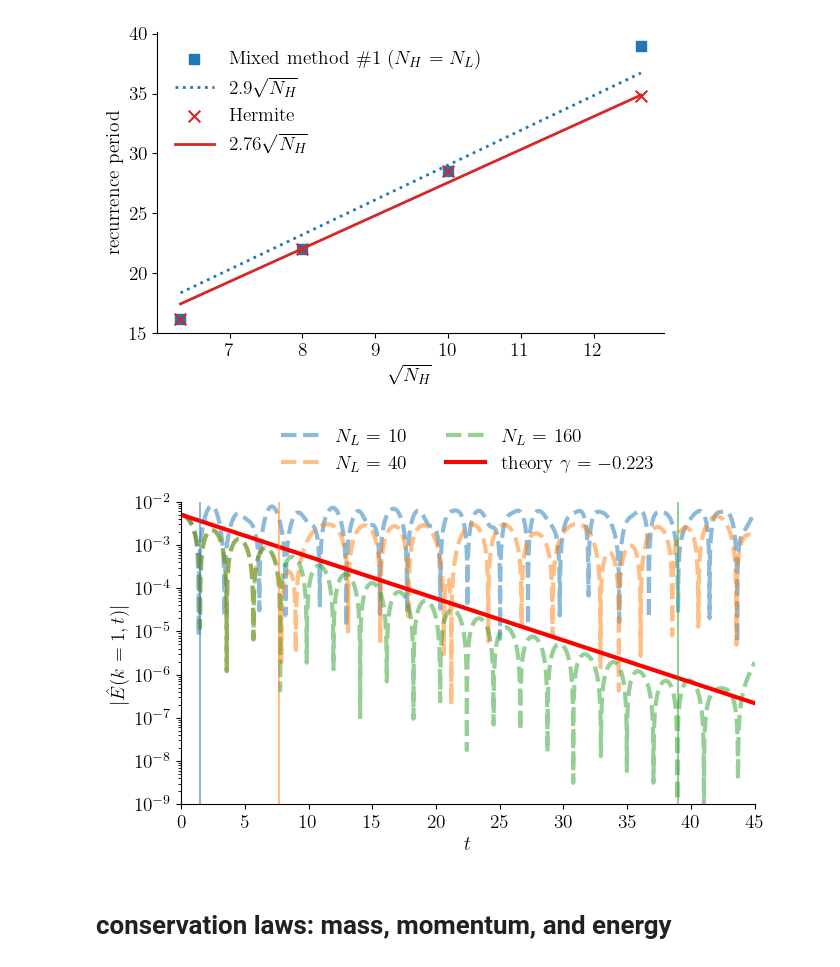
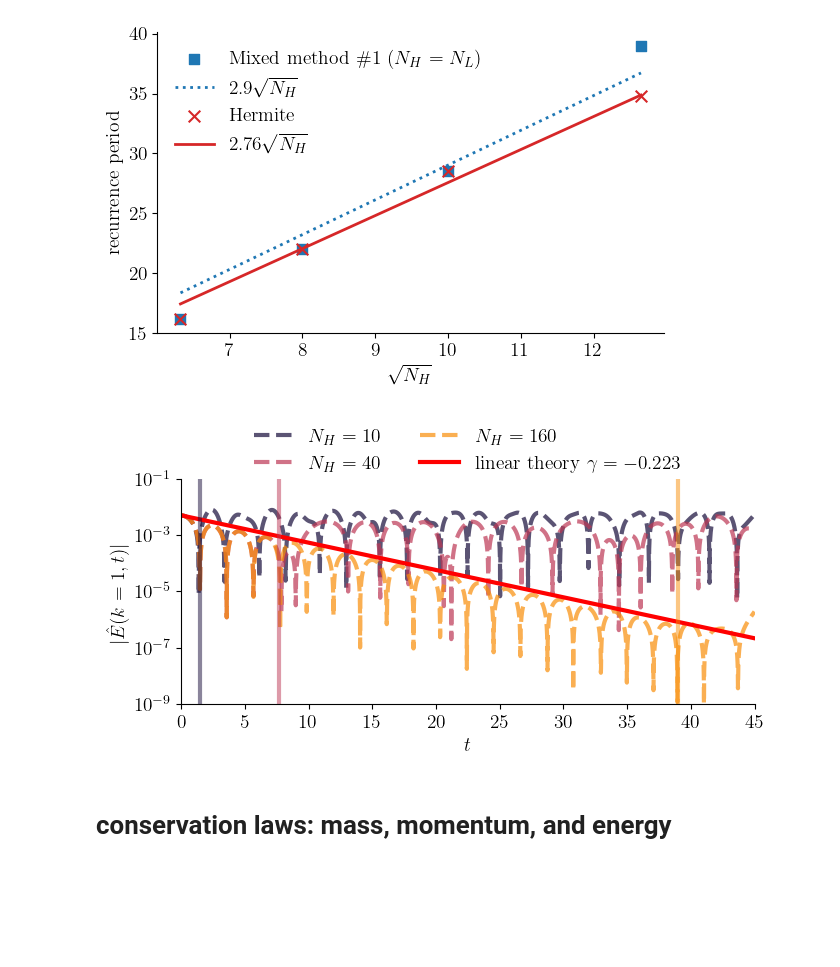
Before and after one commit to opaliss/mixed_methods, a Jupyter notebook: analysis/legendre/weak_landau_damping_legendre.ipynb, the cells around one changed output. Drawn from its saved outputs; the diff is of its cells as text; code cells hidden in the pictures; blank space fills up the shorter version.

```diff
--- a/analysis/legendre/weak_landau_damping_legendre.ipynb
+++ b/analysis/legendre/weak_landau_damping_legendre.ipynb
@@ -21,6 +21,17 @@ matplotlib.rc('ytick', labelsize=14)
 
 # Enable LaTeX rendering
 matplotlib.rcParams['text.usetex'] = True
+# %%
+import matplotlib.cm as cm
+
+# Get the 'inferno' colormap
+inferno_cmap = cm.get_cmap('inferno')
+
+# Sample the colormap at three different points (e.g., 25%, 50%, 75%)
+color1 = inferno_cmap(0.1)
+color2 = inferno_cmap(0.5)
+color3 = inferno_cmap(0.75)
+color4 = inferno_cmap(0.9)
 # %% [markdown]
 # Legendre weak Landau damping
 # %%
@@ -34,7 +45,14 @@ setup = SimulationSetupLegendre(Nx=101,
                                 dt=1e-2,
                                 T0=0,
                                 T=45,
-                                nu=0)
+                                nu=0,
+                                k0=1,
+                                n0_e2=0,
+                                n0_e1=1,
+                                u_e2=0,
+                                u_e1=0,
+                                alpha_e1=0.8,
+                                alpha_e2=0.8)
 # %%
 # ions (unperturbed)
 C0_ions = np.ones(setup.Nx) /(setup.v_b - setup.v_a)
@@ -154,30 +172,30 @@ plt.savefig("../../figures/legendre/weak_landau/weak_landau_damping_recurrence_t
 [figure]
 # %%
 # plot the electric field damping rate
-fig, ax = plt.subplots(figsize=(7, 5))
-for Nv in [10, 40, 160]:
-    E1 = np.load("../../data/legendre/weak_landau/E1_Nv_" + str(Nv) + ".npy")
-    ax.plot(sol_midpoint_t, E1, "--", alpha=0.5, linewidth=3, label="$N_{L}$ = " + str(Nv))
+fig, ax = plt.subplots(figsize=(7, 4))
+ax.plot(sol_midpoint_t, np.load("../../data/legendre/weak_landau/E1_Nv_10.npy"), "--", alpha=0.7, linewidth=3, label="$N_{H} = 10$", color=color1)
+ax.plot(sol_midpoint_t, np.load("../../data/legendre/weak_landau/E1_Nv_40.npy"), "--", alpha=0.7, linewidth=3, label="$N_{H} = 40$", color=color2)
+ax.plot(sol_midpoint_t, np.load("../../data/legendre/weak_landau/E1_Nv_160.npy"), "--", alpha=0.7, linewidth=3, label="$N_{H} = 160$", color=color3)
 
-ax.plot(sol_midpoint_t, 0.005*np.exp(-0.223*sol_midpoint_t), linewidth=3, color="red", label=r"theory $\gamma = -0.223$")
+ax.plot(sol_midpoint_t, 0.005*np.exp(-0.223*sol_midpoint_t), linewidth=3, color="red", label=r"linear theory $\gamma = -0.223$")
 
-ax.axvline(1.5, color="tab:blue", alpha=0.5)
-ax.axvline(7.7, color="tab:orange", alpha=0.5)
-ax.axvline(39, color="tab:green", alpha=0.5)
-
+ax.axvline(1.5, color=color1, alpha=0.5, linewidth=3)
+ax.axvline(7.7, color=color2, alpha=0.5, linewidth=3)
+ax.axvline(39, color=color3, alpha=0.5, linewidth=3)
+ax.set_yticks([1e-2, 1e-4, 1e-6, 1e-8, 1e-10])
 ax.set_yscale("log")
 ax.spines['right'].set_visible(False)
 ax.spines['top'].set_visible(False)
 ax.set_ylabel("$|\hat{E}(k=1, t)|$")
 ax.set_xlabel("$ t$")
 ax.set_xlim(0, 45)
-ax.set_ylim(1e-9, 1e-2)
+ax.set_ylim(1e-9, 1e-1)
 legend = ax.legend(ncols=2, fontsize=14, loc='upper center', bbox_to_anchor=(0.5, 1.3))
 legend.get_frame().set_alpha(0)
 plt.tight_layout()
 plt.savefig("../../figures/legendre/weak_landau/weak_landau_damping_legendre.png", dpi=300)
 # %% [output]
-[figure, old version]
+[figure, new version]
 # %% [markdown]
 # conservation laws: mass, momentum, and energy
 # %% [markdown]
```
Also changed, not shown: parts of 1 cell of this notebook, 2 other files.
